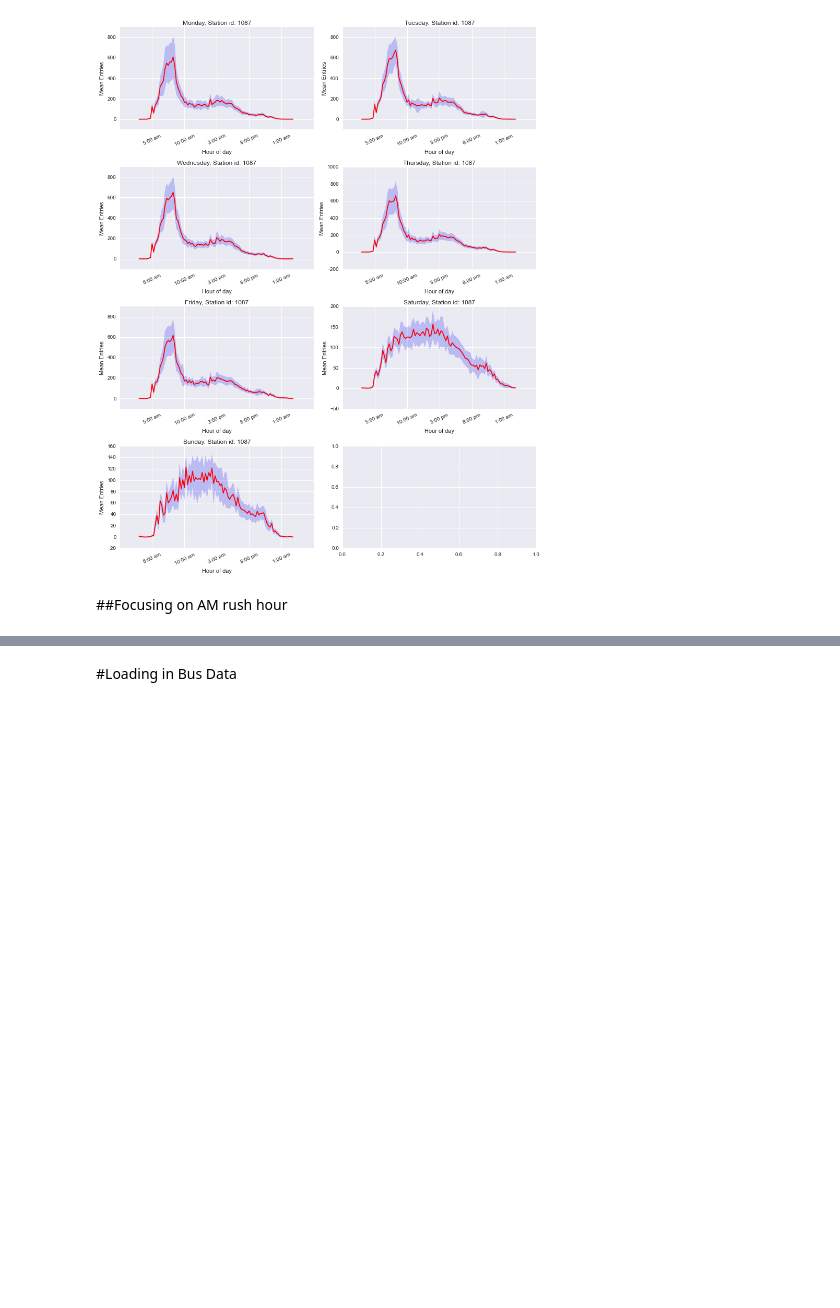
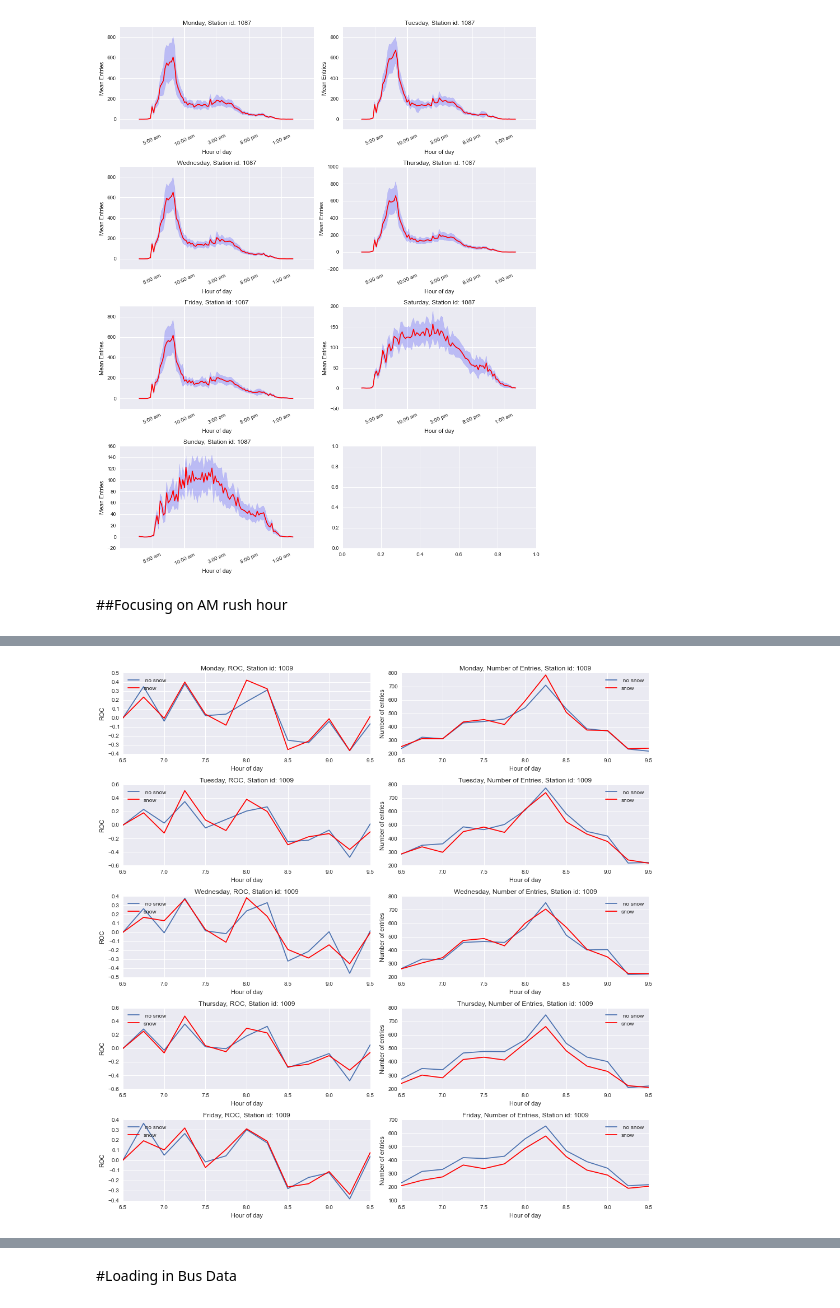
Before and after one commit to azampagl/harvard-capstone, a Jupyter notebook: src/exploration/GateCount_exploratory_fil.ipynb, the cells around one changed output, grey strips where cells are left out. Saved outputs shown, nothing was run; the diff lists cells and outputs as text; code cells hidden in the pictures; blank space fills up the shorter version.

Commit message:
Change plot_am_stats() function to display info based on binary identifier like snow,rain, etc. So far, have only analyzed for Kenmore, Forest hills, no current findings of note.

```diff
--- a/src/exploration/GateCount_exploratory_fil.ipynb
+++ b/src/exploration/GateCount_exploratory_fil.ipynb
@@ -589,0 +533,99 @@ c=plot_am_stats(1087,False)
+# %%
+'''
+Function used to plot the cdf and roc columns in the dataframe returned by add_cols(). Only looks at the morning rush hour.
+Can always paramatrize the function to allow user selection of the time of interest. Weekends not included.
+
+comparison_col should be a binary column name in gate_count dataframe like "snow", "rain", etc. If a column name is passed, each
+    plot will include the plots for both data that does and doesn't exhibit the attribute of interest
+
+Left columns of plots will be the rate of change for day of week, right will be 'cdf'
+'''
+
+def plot_am_stats(stat_id, comparison_col=False,roc=False):
+
+    ## Going to look at accumulation of total riders from opening until 9:30
+    station_records=gate_count[gate_count['locationid']==stat_id];
+
+    #only get Mon-Fri records
+    station_records=station_records[station_records['weekday']<5]
+
+    #only look at times before 9:30, want to look at entries before end of rush hour
+    station_records=station_records[(station_records['servicetime_frac']<=9.5) & (station_records['servicetime_frac']>=6.5) ]
+
+    station_records_comp=[]
+    # Check if we have to separate the dataset to compare acc'd to comparison col
+    if(comparison_col!=False):
+        station_records_comp=station_records.loc[station_records[comparison_col]==True]
+        station_records=station_records.loc[station_records[comparison_col]==False]
+        print "Number of days in main selection: "+str(len(station_records.servicedate.unique()))
+        print "Number of days in comparison selection: "+str(len(station_records_comp.servicedate.unique()))
+
+    # groupby both day of week and time_fraction
+    station_grouping = station_records[['weekday','servicetime_frac','entries',comparison_col]].groupby(['weekday','servicetime_frac'])
+
+    if(comparison_col!=False):
+        station_grouping_comp = station_records_comp[['weekday','servicetime_frac','entries',comparison_col]].groupby(['weekday','servicetime_frac'])
+
+    agg_mean=station_grouping.agg(np.mean)
+    if(comparison_col!=False):
+        agg_mean_comp=station_grouping_comp.agg(np.mean)
+
+    fig, ax = plt.subplots(nrows=5, ncols=2, figsize=(14,14),
+                             tight_layout=True)
+
+    #place holder for dataframe to be returned
+    current=[]
+    current_comp=[]
+
+    for day in range(5):
+
+        current=add_cols(agg_mean,day)
+
+        if(comparison_col!=False):
+            current_comp=add_cols(agg_mean_comp,day)
+
+        days=['Monday','Tuesday','Wednesday','Thursday','Friday','Saturday','Sunday']
+
+        #edit title for the main datavalues without comparison data
+        if(comparison_col==False):
+            title=""
+        else:
+            title=" no "+comparison_col
+
+        ax_label=[]
+        # Check user input to see whether user wants to display rate of change or mean entries in first col
+        if(roc==True):
+            ax_label='ROC'
+            ax[day,0].plot( current.index, current['roc'],label=title)
+            if(comparison_col!=False):
+                ax[day,0].plot( current_comp.index, current_comp['roc'],color='r',label=comparison_col)
+        else:
+            ax_label='CDF'
+            ## Plotting time
+            ax[day,0].plot( current.index, current['cdf'],label=title)
+            if(comparison_col!=False):
+                ax[day,0].plot( current_comp.index, current_comp['cdf'],color='r',label=comparison_col)
+
+
+        ax[day,0].set_ylabel(ax_label)
+        ax[day,0].set_xlabel('Hour of day')
+        ax[day,0].set_title(days[day]+", "+ax_label+", Station id: "+str(stat_id))
+        ax[day,0].legend(loc="upper left")
+
+        ax[day,1].plot( agg_mean.loc[day].index, agg_mean.loc[day]['entries'],label=title)
+        if(comparison_col!=False):
+            ax[day,1].plot(agg_mean_comp.loc[day].index, agg_mean_comp.loc[day]['entries'],color='r',label=comparison_col)
+
+        ax[day,1].set_ylabel("Number of entries")
+        ax[day,1].set_xlabel('Hour of day')
+        ax[day,1].set_title(days[day]+", Number of Entries, Station id: "+str(stat_id))
+        ax[day,1].legend(loc="upper right")
+
+
+
+
+    return current
+
+# Kenmore ID: 1009
+c=plot_am_stats(1009,"snow",True)
+# %% [output]
@@ -589,0 +634 @@ c=plot_am_stats(1087,False)
+[figure, added]
```
Also changed, not shown: parts of 6 cells of this notebook.
